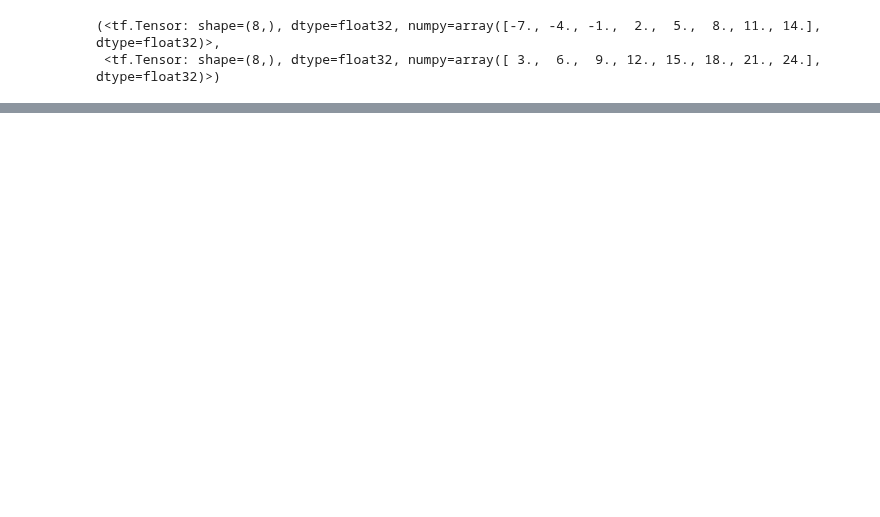
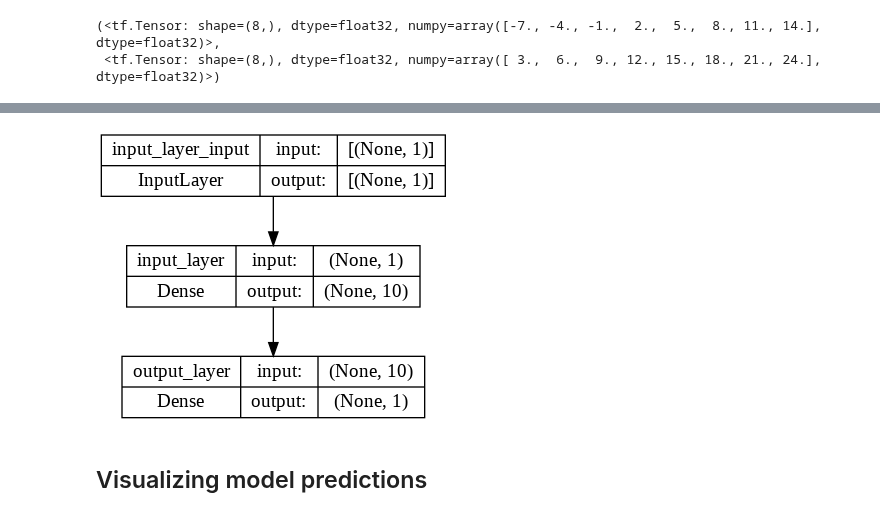
Before and after one commit to Krykiet/TF_training, a Jupyter notebook: 01_neural_network_regression_with_tensorflow.ipynb, the cells around one changed output, grey strips where cells are left out. Drawn from its saved outputs; the diff is of its cells as text; code cells hidden in the pictures; blank space fills up the shorter version.

```diff
--- a/01_neural_network_regression_with_tensorflow.ipynb
+++ b/01_neural_network_regression_with_tensorflow.ipynb
@@ -419,0 +509,14 @@ array([[26.538244]], dtype=float32)
+# %%
+# Let's create a model which builds automatically
+tf.random.set_seed(42)
+
+# 1. Create a model - input_shape is [1] - one number to predict one number (scalars)
+model = tf.keras.Sequential([
+    tf.keras.layers.Dense(10, input_shape=[1], name="input_layer"),
+    tf.keras.layers.Dense(1, name="output_layer")
+], name="model_1")
+
+# 2. Compile a model
+model.compile(loss=tf.keras.losses.mae,
+              optimizer=tf.keras.optimizers.SGD(),
+              metrics=["mae"])
@@ -419,0 +555,8 @@ array([[26.538244]], dtype=float32)
+# %%
+from tensorflow.keras.utils import plot_model
+
+plot_model(model=model, show_shapes=True)
+# %% [output]
+[figure, added]
+# %% [markdown]
+## Visualizing model predictions
```
Also changed, not shown: parts of 27 cells of this notebook.
